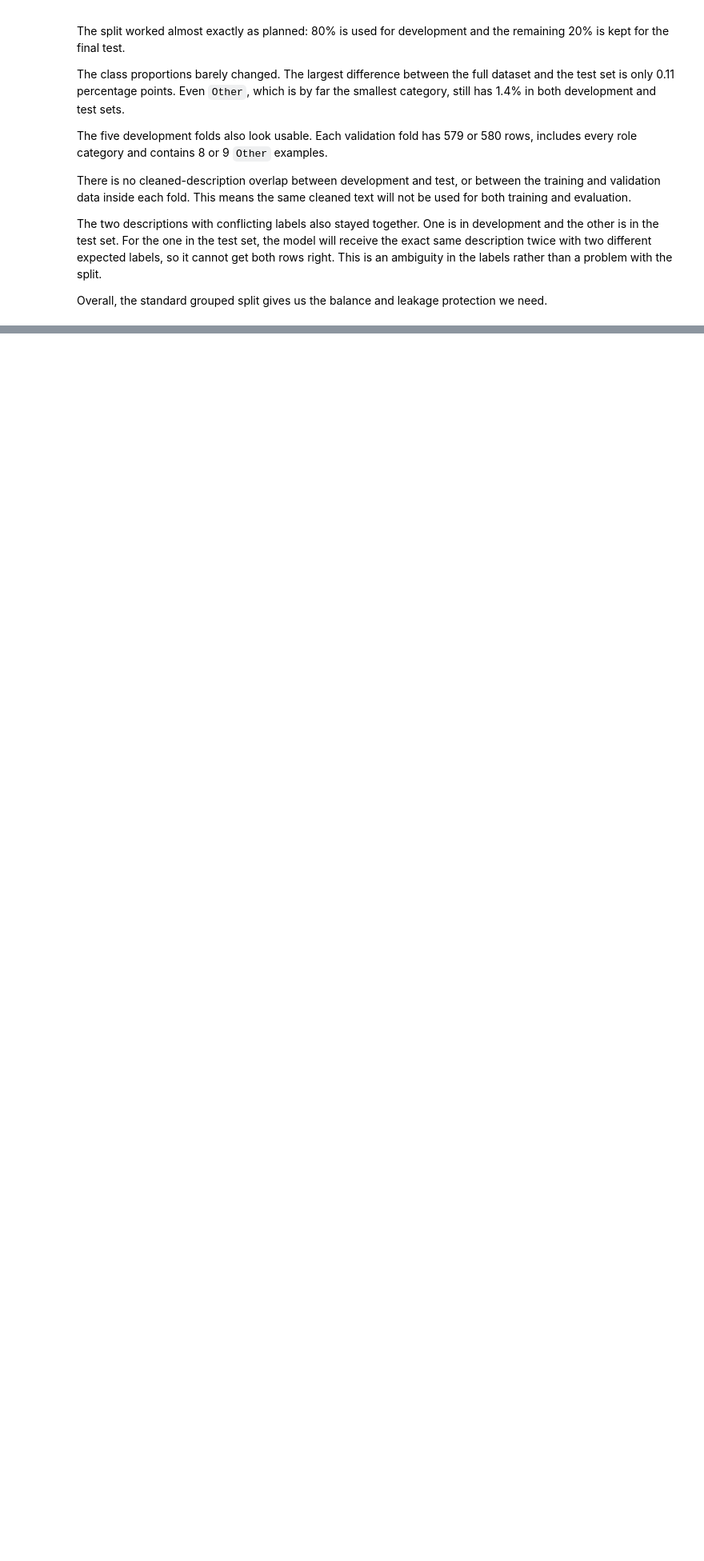
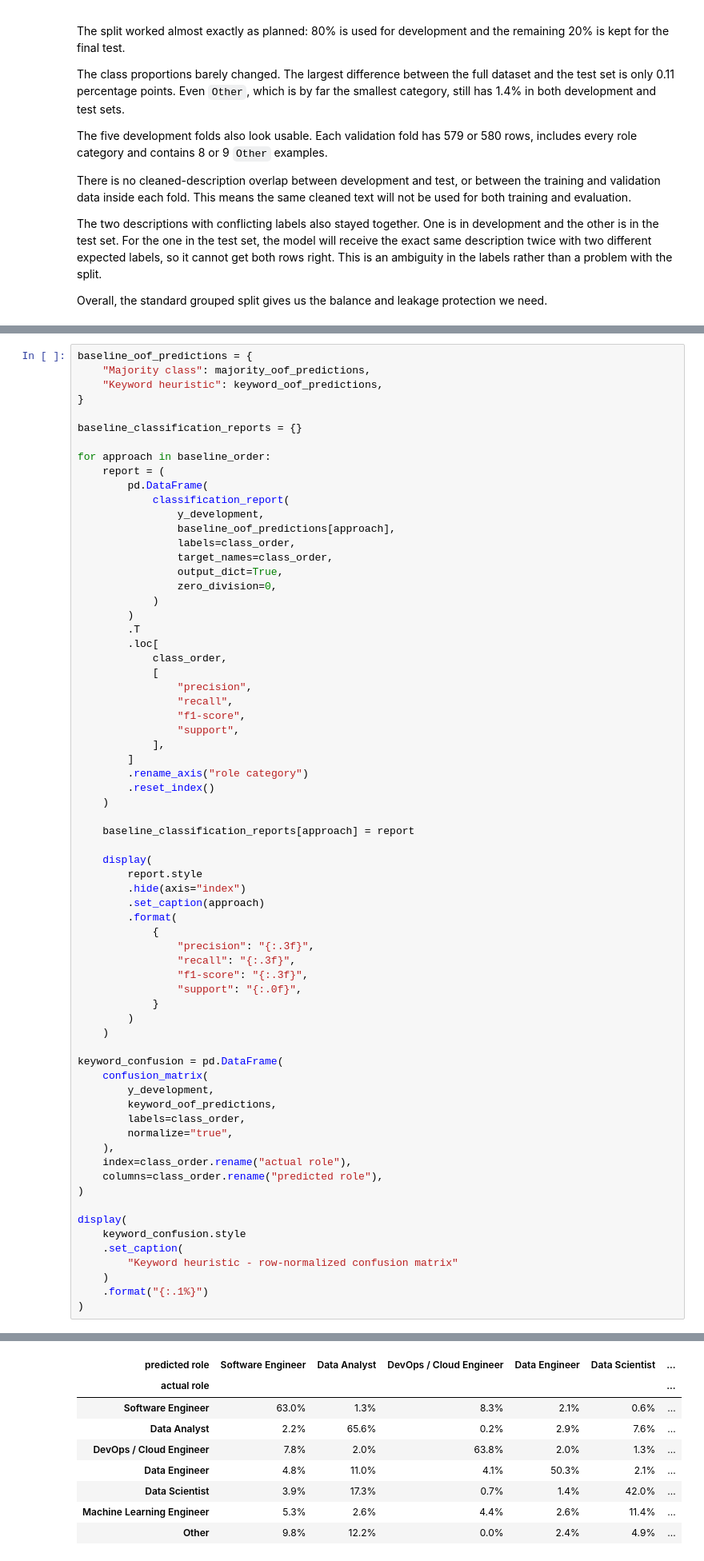
Before and after one commit to Tyainss/job-posting-nlp, a Jupyter notebook: job_posting_nlp_take_home_task.ipynb, the cells around one changed output, grey strips where cells are left out. Shown at 80% size. Saved outputs shown, nothing was run; the diff lists cells and outputs as text; blank space fills up the shorter version.

Commit message:
:sparkles: Add notebook section for creating reference baselines

```diff
--- a/job_posting_nlp_take_home_task.ipynb
+++ b/job_posting_nlp_take_home_task.ipynb
@@ -1630,0 +1776,69 @@ Overall, the standard grouped split gives us the balance and leakage protection
+# %%
+baseline_oof_predictions = {
+    "Majority class": majority_oof_predictions,
+    "Keyword heuristic": keyword_oof_predictions,
+}
+
+baseline_classification_reports = {}
+
+for approach in baseline_order:
+    report = (
+        pd.DataFrame(
+            classification_report(
+                y_development,
+                baseline_oof_predictions[approach],
+                labels=class_order,
+                target_names=class_order,
+                output_dict=True,
+                zero_division=0,
+            )
+        )
+        .T
+        .loc[
+            class_order,
+            [
+                "precision",
+                "recall",
+                "f1-score",
+                "support",
+            ],
+        ]
+        .rename_axis("role category")
+        .reset_index()
+    )
+
+    baseline_classification_reports[approach] = report
+
+    display(
+        report.style
+        .hide(axis="index")
+        .set_caption(approach)
+        .format(
+            {
+                "precision": "{:.3f}",
+                "recall": "{:.3f}",
+                "f1-score": "{:.3f}",
+                "support": "{:.0f}",
+            }
+        )
+    )
+
+keyword_confusion = pd.DataFrame(
+    confusion_matrix(
+        y_development,
+        keyword_oof_predictions,
+        labels=class_order,
+        normalize="true",
+    ),
+    index=class_order.rename("actual role"),
+    columns=class_order.rename("predicted role"),
+)
+
+display(
+    keyword_confusion.style
+    .set_caption(
+        "Keyword heuristic - row-normalized confusion matrix"
+    )
+    .format("{:.1%}")
+)
+# %% [output]
@@ -1630,0 +1864,9 @@ Overall, the standard grouped split gives us the balance and leakage protection
+| predicted role | Software Engineer | Data Analyst | DevOps / Cloud Engineer | Data Engineer | Data Scientist | ... |
+| actual role |  |  |  |  |  | ... |
+| Software Engineer | 63.0% | 1.3% | 8.3% | 2.1% | 0.6% | ... |
+| Data Analyst | 2.2% | 65.6% | 0.2% | 2.9% | 7.6% | ... |
+| DevOps / Cloud Engineer | 7.8% | 2.0% | 63.8% | 2.0% | 1.3% | ... |
+| Data Engineer | 4.8% | 11.0% | 4.1% | 50.3% | 2.1% | ... |
+| Data Scientist | 3.9% | 17.3% | 0.7% | 1.4% | 42.0% | ... |
+| Machine Learning Engineer | 5.3% | 2.6% | 4.4% | 2.6% | 11.4% | ... |
+| Other | 9.8% | 12.2% | 0.0% | 2.4% | 4.9% | ... |
```
Also changed, not shown: parts of 9 cells of this notebook.
